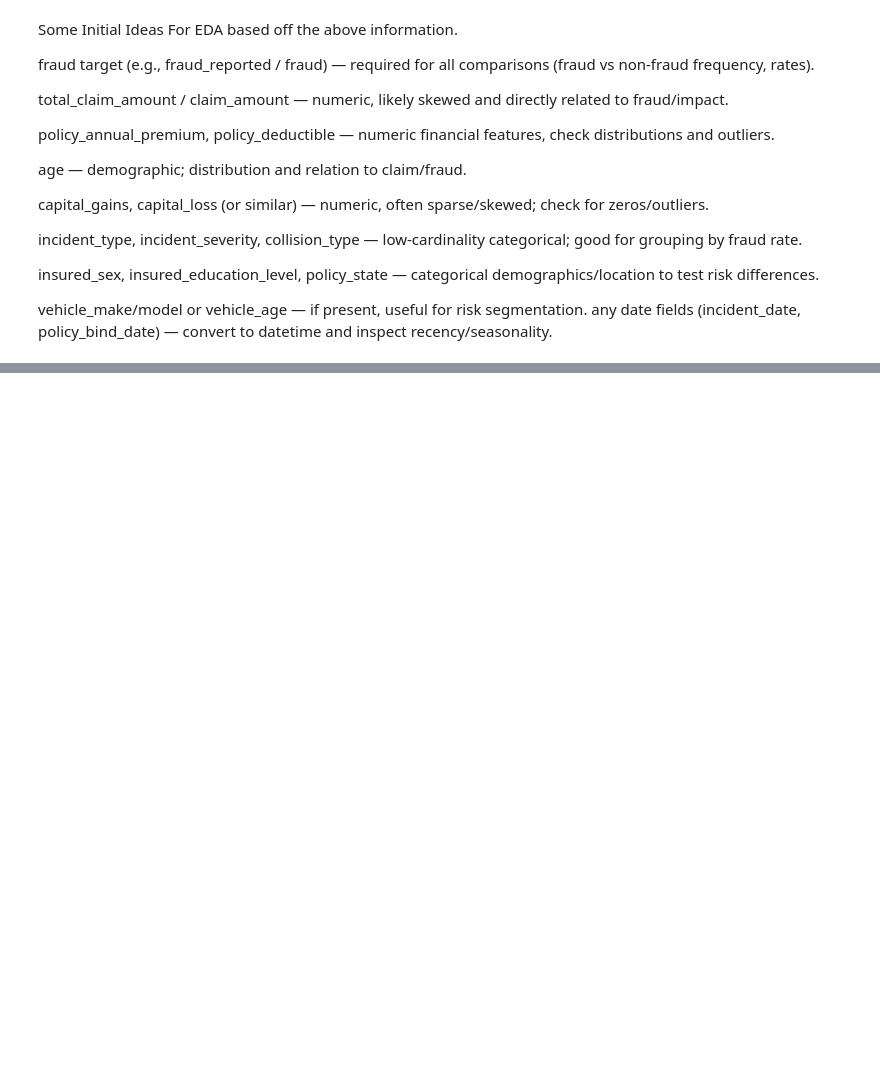
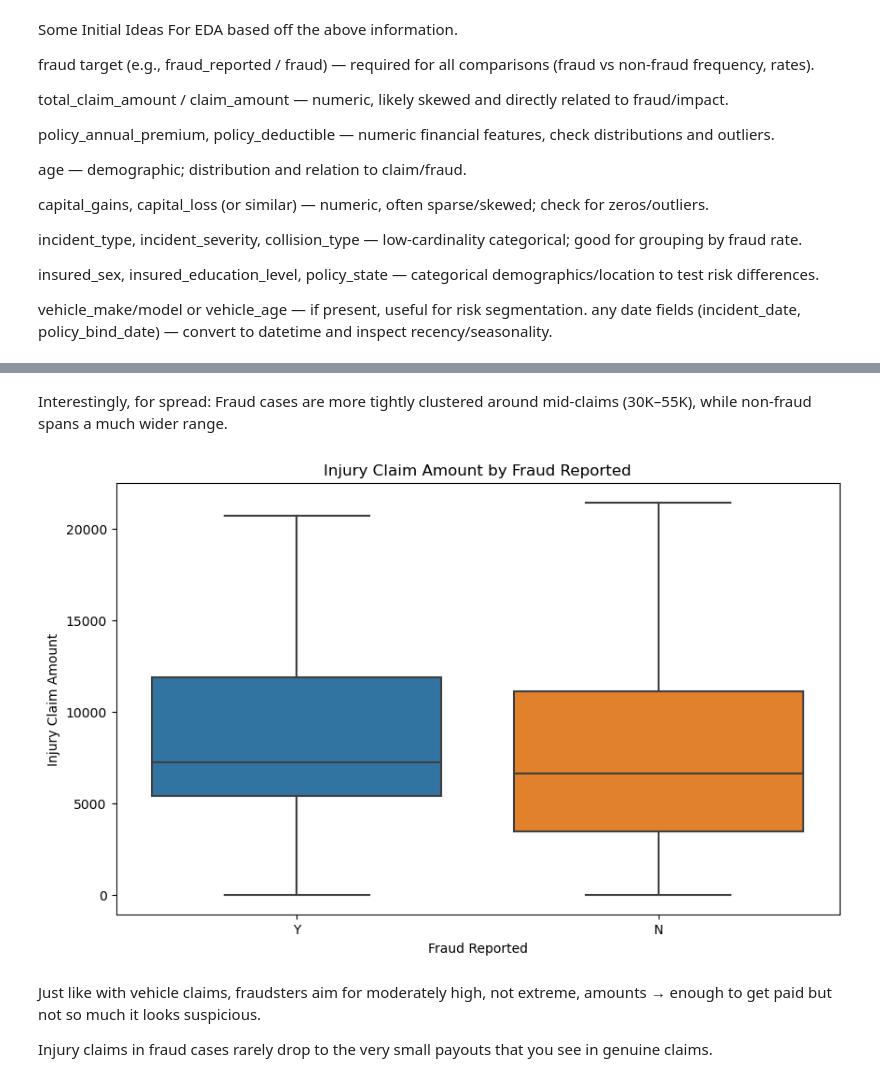
Before and after one commit to oaj1/Insurance_Claims, a Jupyter notebook: Insurance_Claims_EDA.ipynb, the cells around one changed output, grey strips where cells are left out. Drawn from its saved outputs; the diff is of its cells as text; code cells hidden in the pictures; blank space fills up the shorter version.

```diff
--- a/Insurance_Claims_EDA.ipynb
+++ b/Insurance_Claims_EDA.ipynb
@@ -204,0 +203,16 @@ Name: fraud_reported, dtype: float64
+# %% [markdown]
+Interestingly, for spread: Fraud cases are more tightly clustered around mid-claims (30K–55K), while non-fraud spans a much wider range.
+# %%
+#Lets take a look at fraud vs non-fraud for injury_claim
+plt.figure(figsize = (10,6))
+sns.boxplot(x= 'fraud_reported', y='injury_claim', data=df)
+plt.title('Injury Claim Amount by Fraud Reported')
+plt.xlabel ('Fraud Reported')
+plt.ylabel ('Injury Claim Amount')
+plt.show()
+# %% [output]
+[figure, added]
+# %% [markdown]
+Just like with vehicle claims, fraudsters aim for moderately high, not extreme, amounts → enough to get paid but not so much it looks suspicious.
+
+Injury claims in fraud cases rarely drop to the very small payouts that you see in genuine claims.
```
Also changed, not shown: parts of 10 cells of this notebook, 2 other files.
